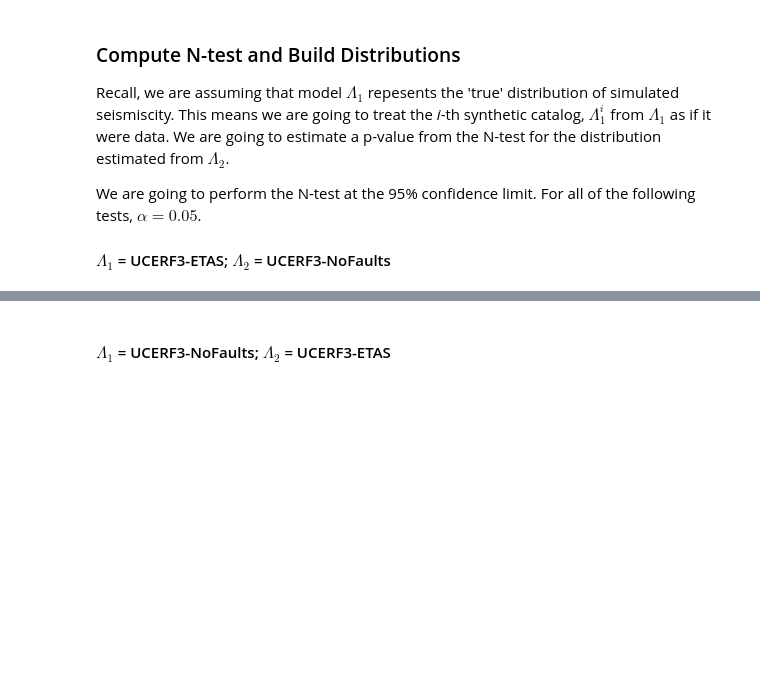
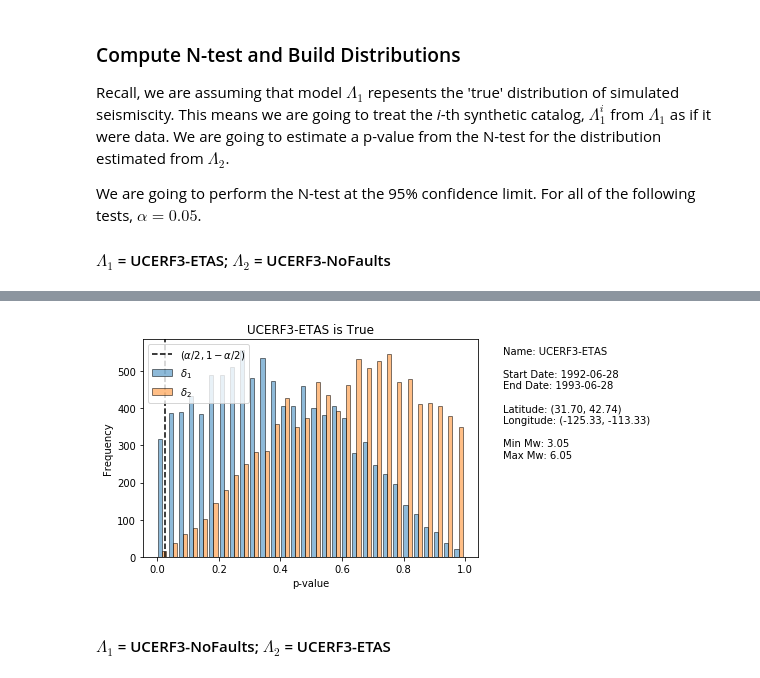
Before and after one commit to SCECcode/pycsep, a Jupyter notebook: notes/n_test.ipynb, the cells around one changed output, grey strips where cells are left out. Drawn from its saved outputs; the diff is of its cells as text; code cells hidden in the pictures; blank space fills up the shorter version.

```diff
--- a/notes/n_test.ipynb
+++ b/notes/n_test.ipynb
@@ -270,6 +270,7 @@ ax = csep.utils.plotting.plot_histogram(p_values, tol,
                                                    'xlabel': 'p-value',
                                                    'sim_label': ('$\delta_1$','$\delta_2$'),
                                                    'obs_label': r'$(\alpha/2, 1-\alpha/2)$',
+                                                   'title': 'UCERF3-ETAS is True'})
 # compute the number of rejected models
 rejected = len(argwhere(results==1))
 power = rejected / n_cats
@@ -280,3 +281,4 @@ SyntaxError: invalid syntax (<ipython-input-13-ed34a277da42>, line 10)
+[figure, added]
 # %% [markdown]
 #### $\Lambda_1$ = UCERF3-NoFaults; $\Lambda_2$ = UCERF3-ETAS
 # %%
```
Also changed, not shown: parts of 7 cells of this notebook, 1 other file.
